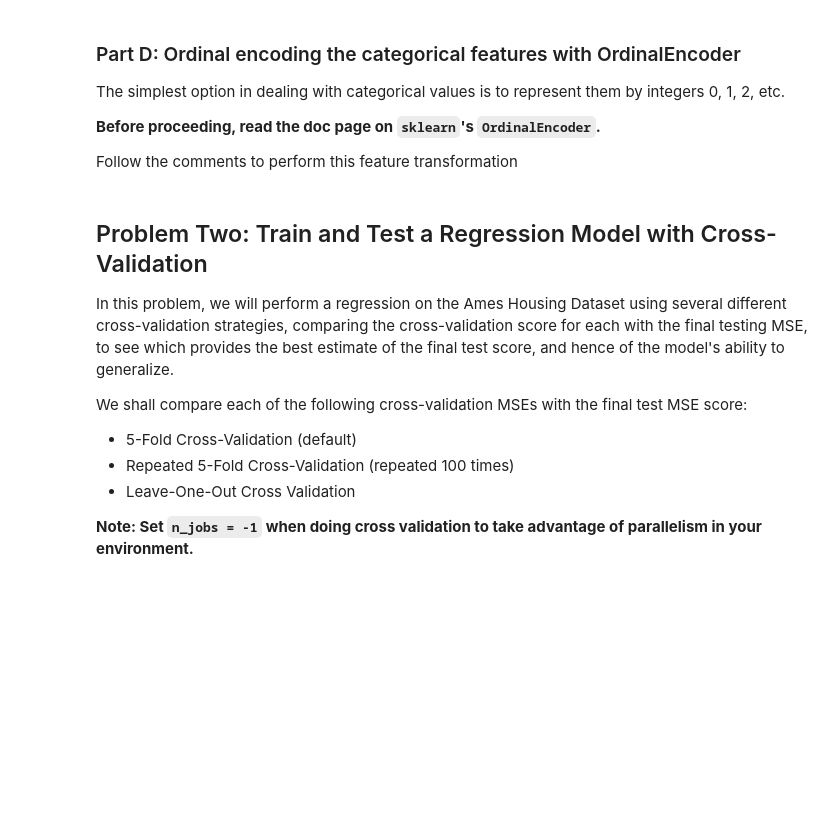
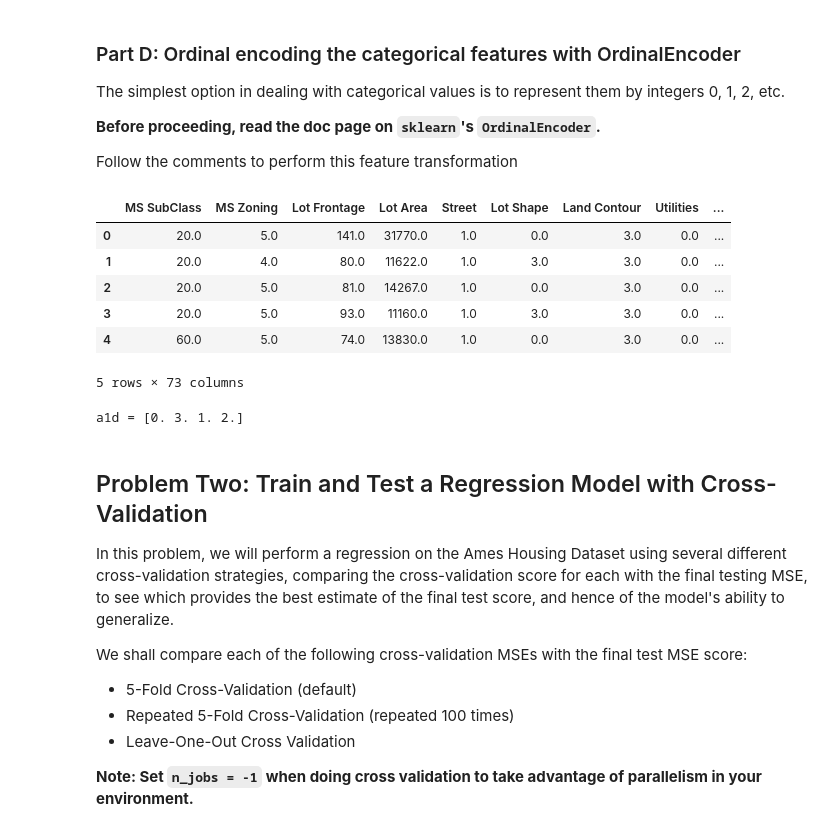
Before and after one commit to mgurgiolo/Module-3-Assignments-Mgurgiolo, a Jupyter notebook: Homework_04.ipynb, the cells around one changed output. Saved outputs shown, nothing was run; the diff lists cells and outputs as text; code cells hidden in the pictures; blank space fills up the shorter version.

```diff
--- a/Homework_04.ipynb
+++ b/Homework_04.ipynb
@@ -265,12 +266,12 @@ numeric_features     = df_clean.select_dtypes(include=['number']).columns.tolist
 **Now you must impute all the categorical features using `SimpleImputer` with the `most_frequent` strategy.**
 # %%
 # First make a copy of the cleaned dataset, call it df_imputed
-
+df_imputed = df_clean.copy()
 
 # Impute categorical columns (using most frequent category)
-
-
+simp = SimpleImputer(missing_values=np.nan, strategy='most_frequent')
+df_imputed[categorical_features] = simp.fit_transform(df_imputed[categorical_features])
 
 # Verify: only numeric features should appear
 
-# show_null_counts_features(df_imputed)
+show_null_counts_features(df_imputed)
@@ -289,8 +306,9 @@ a1b = Ellipsis
 Now you must "simply impute" values for the numeric features using the `median` strategy.
 # %%
 # Impute numeric columns (using the median)
-
+simp2 = SimpleImputer(strategy='median')
+df_imputed[numeric_features] = simp2.fit_transform(df_imputed[numeric_features])
 
 # Verify: There should be no null values
 
-# show_null_counts_features(df_imputed)
+show_null_counts_features(df_imputed)
@@ -310,27 +334,37 @@ The simplest option in dealing with categorical values is to represent them by i
 Follow the comments to perform this feature transformation
 # %%
 # Put df_imputed in the form X, y
-
-
+X = df_imputed.drop(columns=['SalePrice'])
+y = df_imputed['SalePrice']
 
 # Initialize OrdinalEncoder
-
+orden = OrdinalEncoder()
 
 # Fit and transform categorical columns
-
+X[categorical_features] = orden.fit_transform(X[categorical_features])
 
 # Convert back to DataFrame to retain column names
-
+X = pd.DataFrame(X)
 
 # Verify
 
-# X.head()
+X.head()
+# %% [output]
+|  | MS SubClass | MS Zoning | Lot Frontage | Lot Area | Street | Lot Shape | Land Contour | Utilities | ... |
+| 0 | 20.0 | 5.0 | 141.0 | 31770.0 | 1.0 | 0.0 | 3.0 | 0.0 | ... |
+| 1 | 20.0 | 4.0 | 80.0 | 11622.0 | 1.0 | 3.0 | 3.0 | 0.0 | ... |
+| 2 | 20.0 | 5.0 | 81.0 | 14267.0 | 1.0 | 0.0 | 3.0 | 0.0 | ... |
+| 3 | 20.0 | 5.0 | 93.0 | 11160.0 | 1.0 | 3.0 | 3.0 | 0.0 | ... |
+| 4 | 60.0 | 5.0 | 74.0 | 13830.0 | 1.0 | 0.0 | 3.0 | 0.0 | ... |
+5 rows × 73 columns
 # %%
 # Nothing to do here:   Answer should show categories encoded as floats for 'Lot Shape'
 
 a1d = X['Lot Shape'].unique()
 
 print(f"a1d = {a1d}")                            # Don't delete or change this line, it is needed by the auto-grader
+# %% [output]
+a1d = [0. 3. 1. 2.]
 # %% [markdown]
 ## Problem Two:  Train and Test a Regression Model with Cross-Validation
 
```
Also changed, not shown: parts of 18 cells of this notebook.
